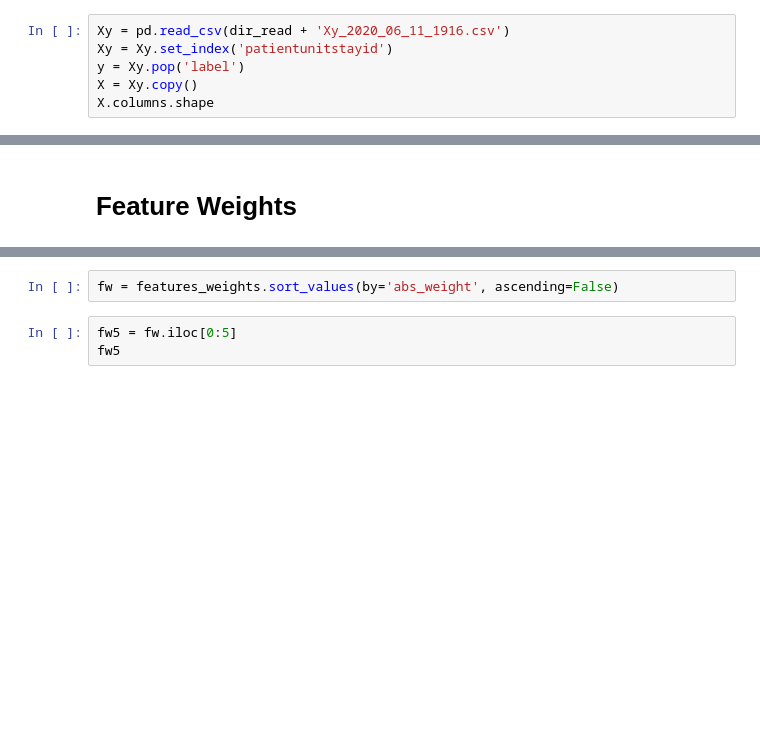
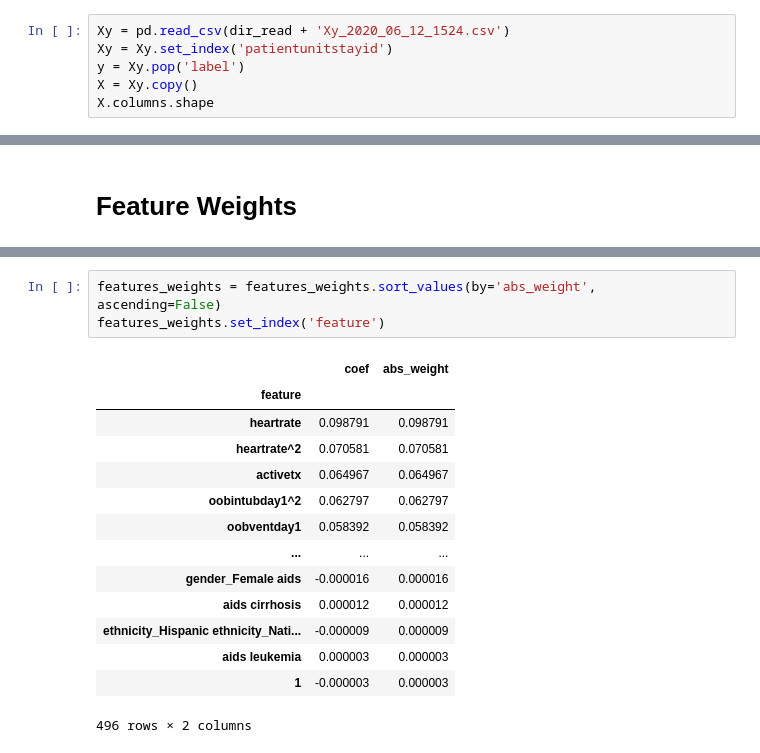
Before and after one commit to horwitzr/ViTalErt, a Jupyter notebook: notebooks/logisticRegr_model_w_polyfeatures.ipynb, the cells around one changed output, grey strips where cells are left out. Drawn from its saved outputs; the diff is of its cells as text; blank space fills up the shorter version.

```diff
--- a/notebooks/logisticRegr_model_w_polyfeatures.ipynb
+++ b/notebooks/logisticRegr_model_w_polyfeatures.ipynb
@@ -38,7 +38,7 @@ def now_to_str():
 # %% [markdown]
 # Defining X and y
 # %%
-Xy = pd.read_csv(dir_read + 'Xy_2020_06_11_1916.csv')
+Xy = pd.read_csv(dir_read + 'Xy_2020_06_12_1524.csv')
 Xy = Xy.set_index('patientunitstayid')
 y = Xy.pop('label')
 X = Xy.copy()
@@ -236,5 +241,18 @@ features_weights.head()
 # %%
-fw = features_weights.sort_values(by='abs_weight', ascending=False)
+features_weights = features_weights.sort_values(by='abs_weight', ascending=False)
+features_weights.set_index('feature')
+# %% [output]
+|  | coef | abs_weight |
+| feature |  |  |
+| heartrate | 0.098791 | 0.098791 |
+| heartrate^2 | 0.070581 | 0.070581 |
+| activetx | 0.064967 | 0.064967 |
+| oobintubday1^2 | 0.062797 | 0.062797 |
+| oobventday1 | 0.058392 | 0.058392 |
+| ... | ... | ... |
+| gender_Female aids | -0.000016 | 0.000016 |
+| aids cirrhosis | 0.000012 | 0.000012 |
+| ethnicity_Hispanic ethnicity_Nati... | -0.000009 | 0.000009 |
+| aids leukemia | 0.000003 | 0.000003 |
+| 1 | -0.000003 | 0.000003 |
+496 rows × 2 columns
-# %%
-fw5 = fw.iloc[0:5]
-fw5
```
Also changed, not shown: parts of 19 cells of this notebook.
